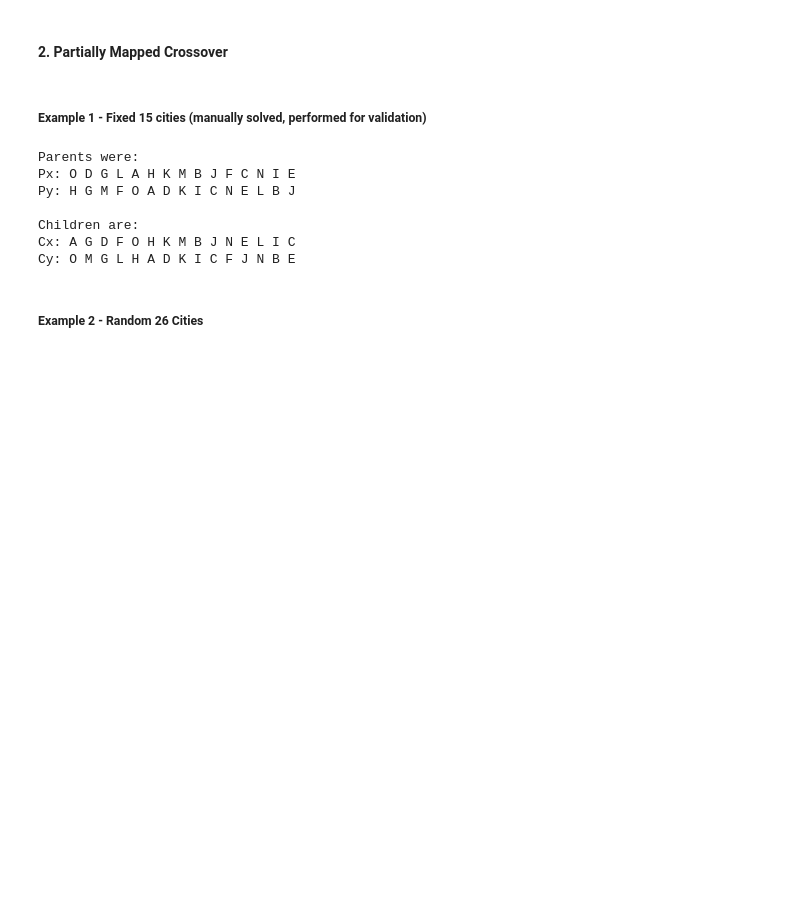
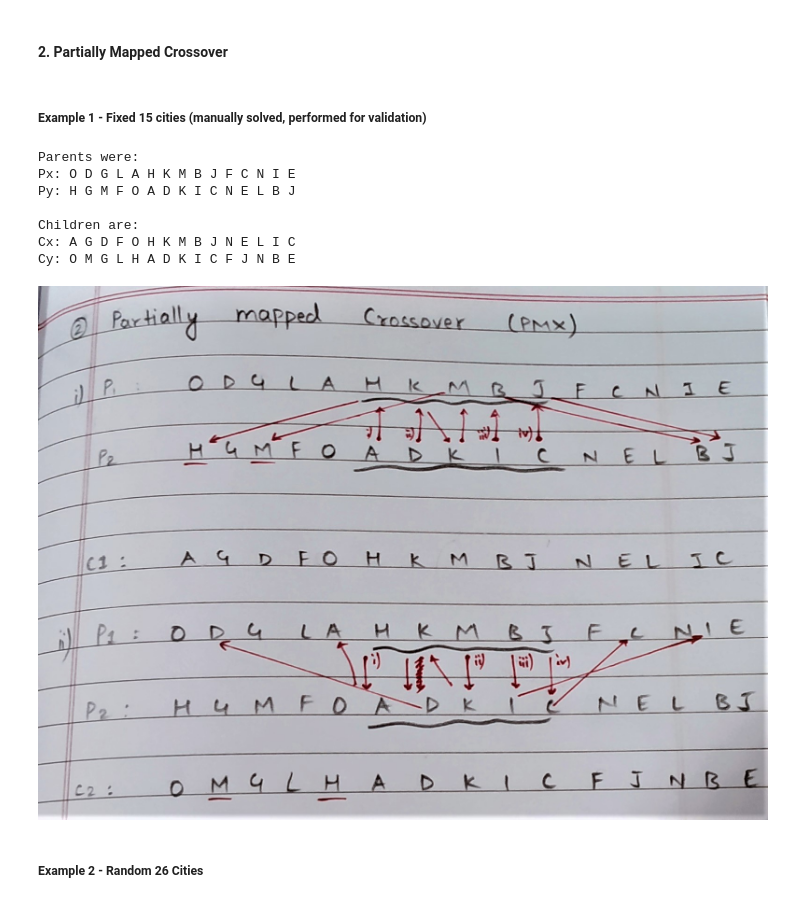
Before and after one commit to Skyoxima/AI_Practice, a Jupyter notebook: Genetic Algorithm/genetic_algorithm_crossovers.ipynb, the cells around one changed output. Drawn from its saved outputs; the diff is of its cells as text; code cells hidden in the pictures; blank space fills up the shorter version.

```diff
--- a/Genetic Algorithm/genetic_algorithm_crossovers.ipynb
+++ b/Genetic Algorithm/genetic_algorithm_crossovers.ipynb
@@ -154,6 +156,10 @@ Py: H G M F O A D K I C N E L B J
 Children are:
 Cx: A G D F O H K M B J N E L I C
 Cy: O M G L H A D K I C F J N B E
+# %%
+Image(filename="./Partially_Mapped_Crossover_Solved.jpg")
+# %% [output]
+[figure, added]
 # %% [markdown]
 ##### Example 2 - Random 26 Cities
 # %%
```
Also changed, not shown: parts of 6 cells of this notebook.
